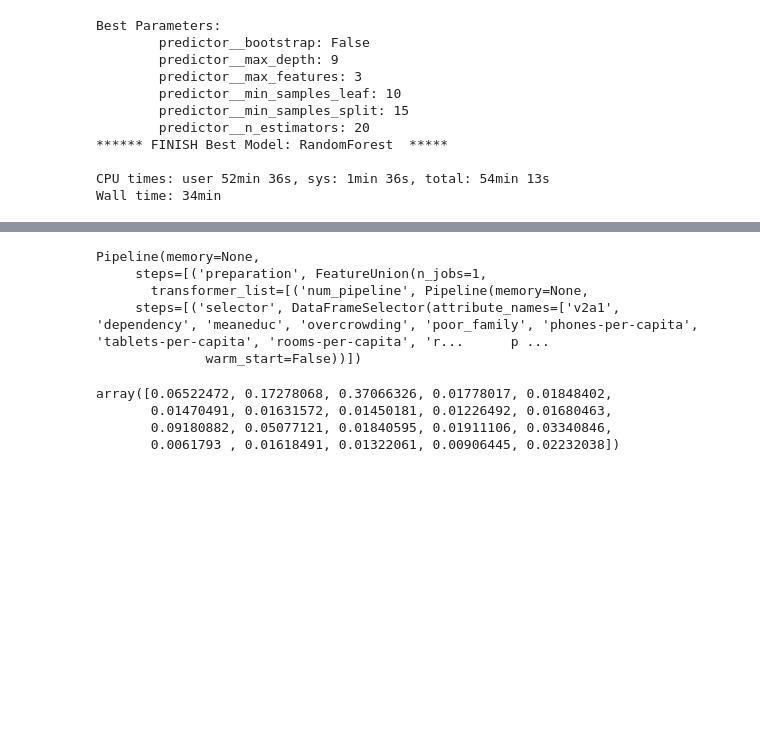
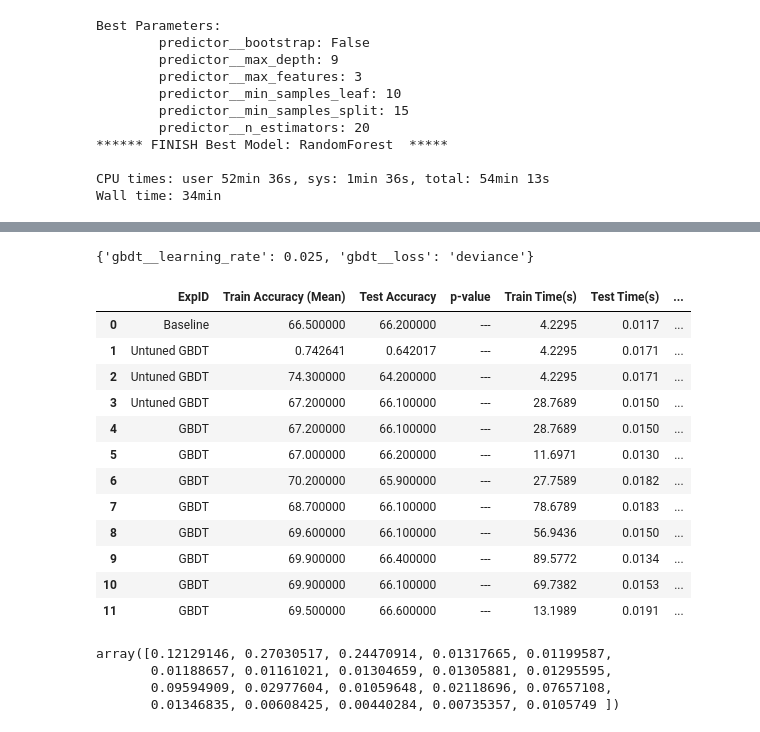
Before and after one commit to athakre/AML-, a Jupyter notebook: CostaRicaPovertyLevelPrediction.ipynb, the cells around one changed output, grey strips where cells are left out. Saved outputs shown, nothing was run; the diff lists cells and outputs as text; code cells hidden in the pictures; blank space fills up the shorter version.

```diff
--- a/CostaRicaPovertyLevelPrediction.ipynb
+++ b/CostaRicaPovertyLevelPrediction.ipynb
@@ -2963,10 +3079,8 @@ clf = GridSearchCV(full_pipeline_with_predictor_GBDT, parameters, cv=10, n_jobs=
 # %%
-full_pipeline_with_predictor_GBDT.fit(X_train, y_train)
+start = time()
+clf.fit(X_train, y_train)
+train_time = np.round(time() - start, 4)
+
+
 #print(clf.score(trainX, trainY))
 #print(clf.best_params_)
-# %% [output]
-Pipeline(memory=None,
-     steps=[('preparation', FeatureUnion(n_jobs=1,
-       transformer_list=[('num_pipeline', Pipeline(memory=None,
-     steps=[('selector', DataFrameSelector(attribute_names=['v2a1', 'dependency', 'meaneduc', 'overcrowding', 'poor_family', 'phones-per-capita', 'tablets-per-capita', 'rooms-per-capita', 'r...      p ...
-              warm_start=False))])
@@ -2975,7 +3087,42 @@ train_pred = full_pipeline_with_predictor_GBDT.predict(X_test)
+# %%
+start = time()
+train_pred = clf.predict(X_train)
+test_time = np.round(time() - start, 4)
+# %%
+start = time()
+test_pred = clf.predict(X_test)
+ttest_time = np.round(time() - start, 4)
+# %%
+params = clf.best_params_
+params
+# %% [output]
+{'gbdt__learning_rate': 0.025, 'gbdt__loss': 'deviance'}
+# %%
+from sklearn.metrics import accuracy_score
+results.loc[len(results)] = ["GBDT", pct(accuracy_score(y_train, train_pred)), pct(accuracy_score(y_test, test_pred)),
+                  "---", train_time, ttest_time, params]
+# %%
+results
+# %% [output]
+|  | ExpID | Train Accuracy (Mean) | Test Accuracy | p-value | Train Time(s) | Test Time(s) | ... |
+| 0 | Baseline | 66.500000 | 66.200000 | --- | 4.2295 | 0.0117 | ... |
+| 1 | Untuned GBDT | 0.742641 | 0.642017 | --- | 4.2295 | 0.0171 | ... |
+| 2 | Untuned GBDT | 74.300000 | 64.200000 | --- | 4.2295 | 0.0171 | ... |
+| 3 | Untuned GBDT | 67.200000 | 66.100000 | --- | 28.7689 | 0.0150 | ... |
+| 4 | GBDT | 67.200000 | 66.100000 | --- | 28.7689 | 0.0150 | ... |
+| 5 | GBDT | 67.000000 | 66.200000 | --- | 11.6971 | 0.0130 | ... |
+| 6 | GBDT | 70.200000 | 65.900000 | --- | 27.7589 | 0.0182 | ... |
+| 7 | GBDT | 68.700000 | 66.100000 | --- | 78.6789 | 0.0183 | ... |
+| 8 | GBDT | 69.600000 | 66.100000 | --- | 56.9436 | 0.0150 | ... |
+| 9 | GBDT | 69.900000 | 66.400000 | --- | 89.5772 | 0.0134 | ... |
+| 10 | GBDT | 69.900000 | 66.100000 | --- | 69.7382 | 0.0153 | ... |
+| 11 | GBDT | 69.500000 | 66.600000 | --- | 13.1989 | 0.0191 | ... |
 # %%
-full_pipeline_with_predictor_GBDT.named_steps['gbdt'].feature_importances_
+feature_importances = clf.best_estimator_.named_steps.gbdt.feature_importances_
-# %% [output]
-array([0.06522472, 0.17278068, 0.37066326, 0.01778017, 0.01848402,
-       0.01470491, 0.01631572, 0.01450181, 0.01226492, 0.01680463,
-       0.09180882, 0.05077121, 0.01840595, 0.01911106, 0.03340846,
-       0.0061793 , 0.01618491, 0.01322061, 0.00906445, 0.02232038])
+# %%
+feature_importances
+# %% [output]
+array([0.12129146, 0.27030517, 0.24470914, 0.01317665, 0.01199587,
+       0.01188657, 0.01161021, 0.01304659, 0.01305881, 0.01295595,
+       0.09594909, 0.02977604, 0.01059648, 0.02118696, 0.07657108,
+       0.01346835, 0.00608425, 0.00440284, 0.00735357, 0.0105749 ])
```
Also changed, not shown: parts of 57 cells of this notebook.
